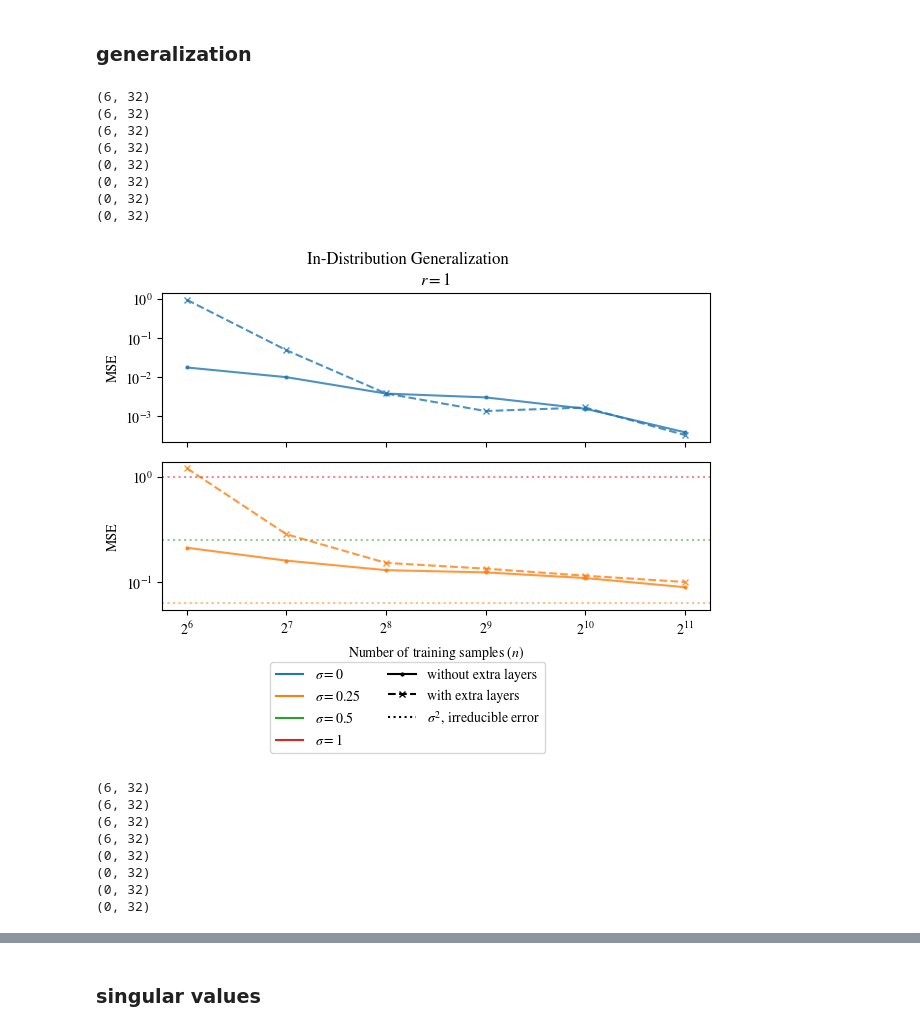
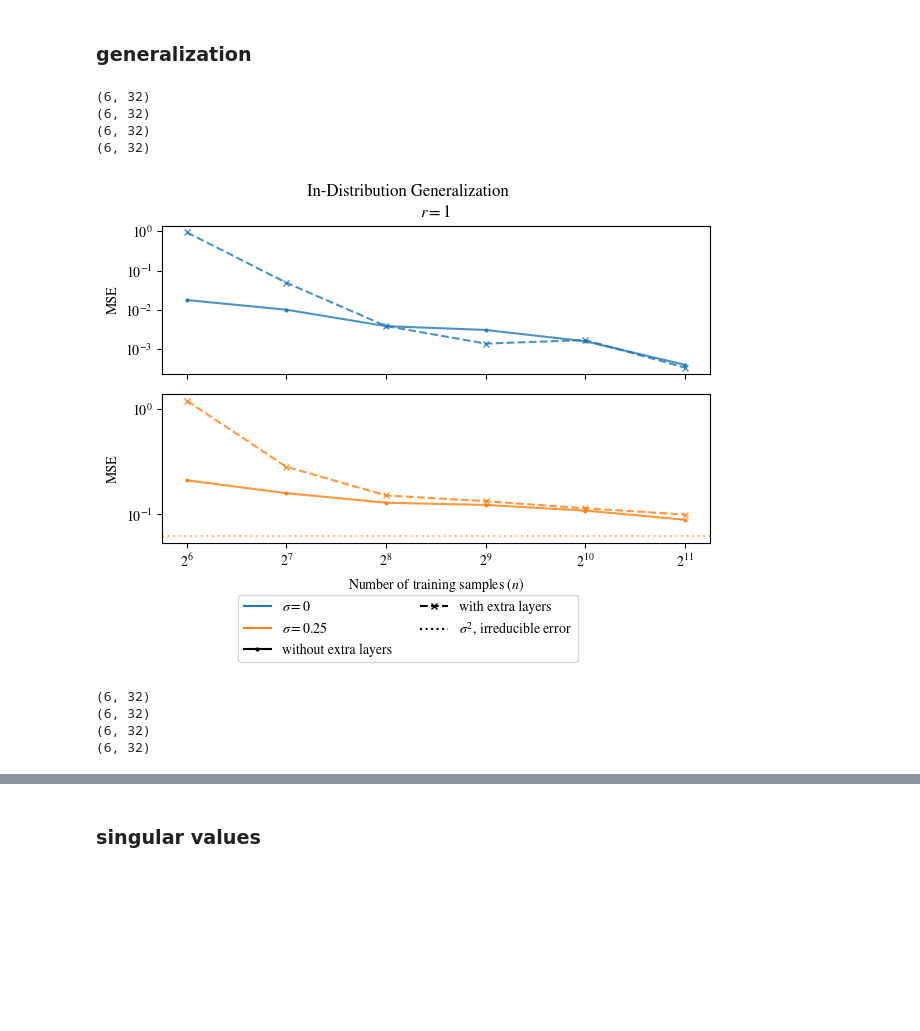
Before and after one commit to suzannastep/linear_layers_experiments, a Jupyter notebook: plotting_results.ipynb, the cells around one changed output, grey strips where cells are left out. Saved outputs shown, nothing was run; the diff lists cells and outputs as text; code cells hidden in the pictures; blank space fills up the shorter version.

Commit message:
middlelinearSIM results

```diff
--- a/plotting_results.ipynb
+++ b/plotting_results.ipynb
@@ -14,7 +14,7 @@ from scipy.stats import sem
 # %% [markdown]
 # load data and create pandas table
 # %%
-job_name = "new_targets"
+job_name = "middlelinear_SIM"
 res = pd.read_pickle(job_name+"_results")
 # %%
 res
@@ -289,8 +289,8 @@ markersize = 4
 colors = {
     0   :"C0",
     0.25:"C1",
-    0.5 :"C2",
-    1   :"C3"
+    # 0.5 :"C2",
+    # 1   :"C3"
 }
 labels = {
     "without extra layers":"-",
@@ -320,7 +320,7 @@ for metric in ['In-Distribution','Out-of-Distribution']:
     if len(res.r.unique()) == 1: ax = ax[:,np.newaxis]
     #just the data without label noise in the first row
     for col,r in enumerate(res.r.unique()):
-        for row,sigmas in enumerate([[0],[0.25,0.5,1]]):
+        for row,sigmas in enumerate([[0],[0.25]]):#,0.5,1]]):
             for sigma in sigmas:
                 for label,ls in labels.items():
                     if label == "with extra layers":#"with linear layers":
@@ -329,43 +329,35 @@ for metric in ['In-Distribution','Out-of-Distribution']:
                         curr = res[(res.L == 2) * (res.r == r) * (res["sigma"]==sigma)]
                     print(curr.shape)
                     points = curr[[metric + " MSE"]].values[:,0]
                     marker = markers[label]
                     ax[row,col].plot(curr.n,points,
                                         linestyle=ls,
                                         marker=marker,
                                         markersize=markersize,
                                         color=colors[sigma],
                                         alpha=0.8)
                     #horizontal dashed line for minimal possible MSE (ie sigma^2) in plots with label noise
                     ax[1,col].axhline(y=sigma**2, color=colors[sigma], linestyle=':',alpha=0.3)
             #plot set up
             ax[row,col].set_xscale("log",base=2)
             ax[row,col].set_xticks([2**k for k in range(6,12)])
             ax[row,col].set_yscale("log",base=10)
             ax[row,0].set_ylabel(f"MSE",wrap=True)
             ax[0,col].set_title(rf"$r={r}$")
             ax[1,col].set_xlabel("Number of training samples ($n$)")
             ax[row,col].minorticks_off()
     f.legend(handles=handles, ncol=2, loc = 'upper center', bbox_to_anchor=(0.5,0.03))
     plt.suptitle(f"{metric} Generalization")
     plt.tight_layout(pad=0.5,h_pad=1.08, w_pad=1.08)
     plt.savefig(job_name+f"{metric} Generalization.pdf",dpi=300,bbox_inches='tight')
     plt.show()
 # %% [output]
 (6, 32)
 (6, 32)
 (6, 32)
 (6, 32)
-(0, 32)
-(0, 32)
-(0, 32)
-(0, 32)
-[figure, old version]
+[figure, new version]
 (6, 32)
 (6, 32)
 (6, 32)
 (6, 32)
-(0, 32)
-(0, 32)
-(0, 32)
-(0, 32)
```
Also changed, not shown: parts of 3 cells of this notebook, 8 other files.
